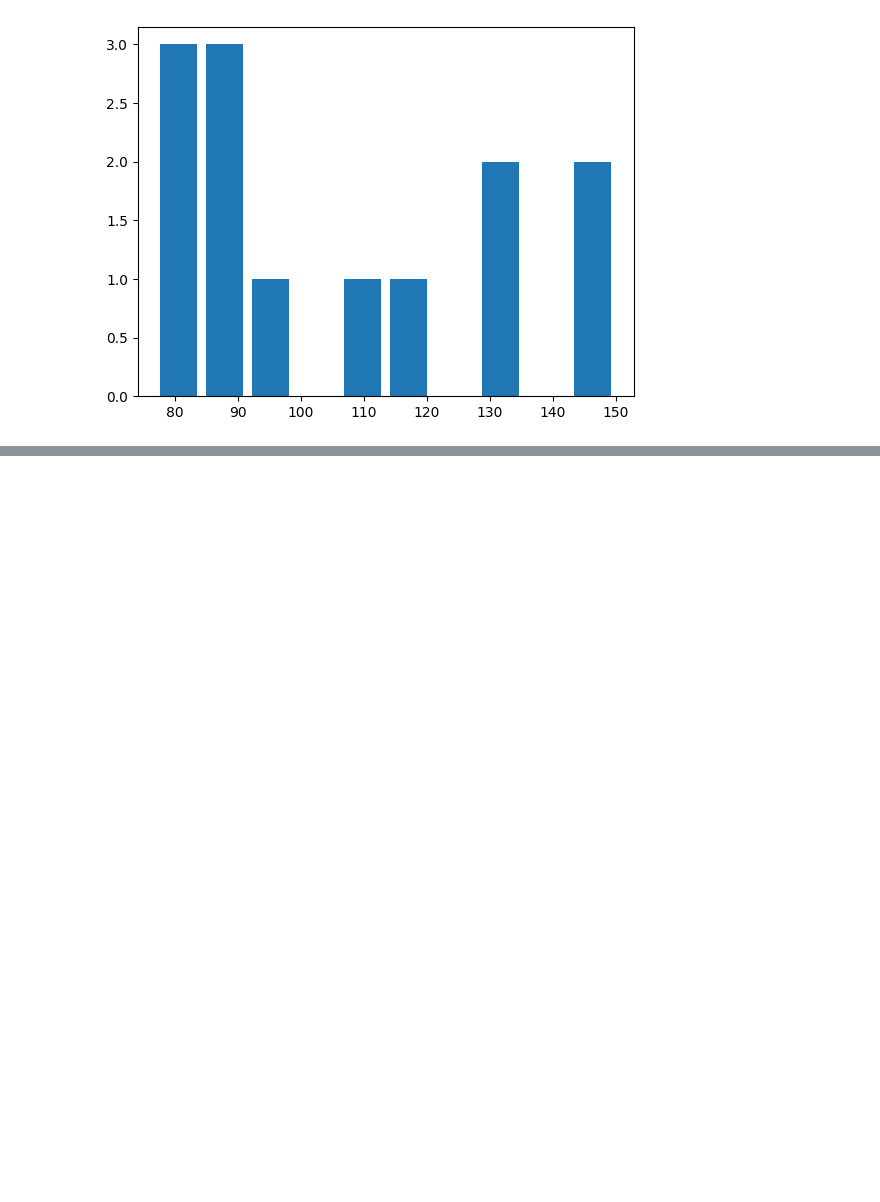
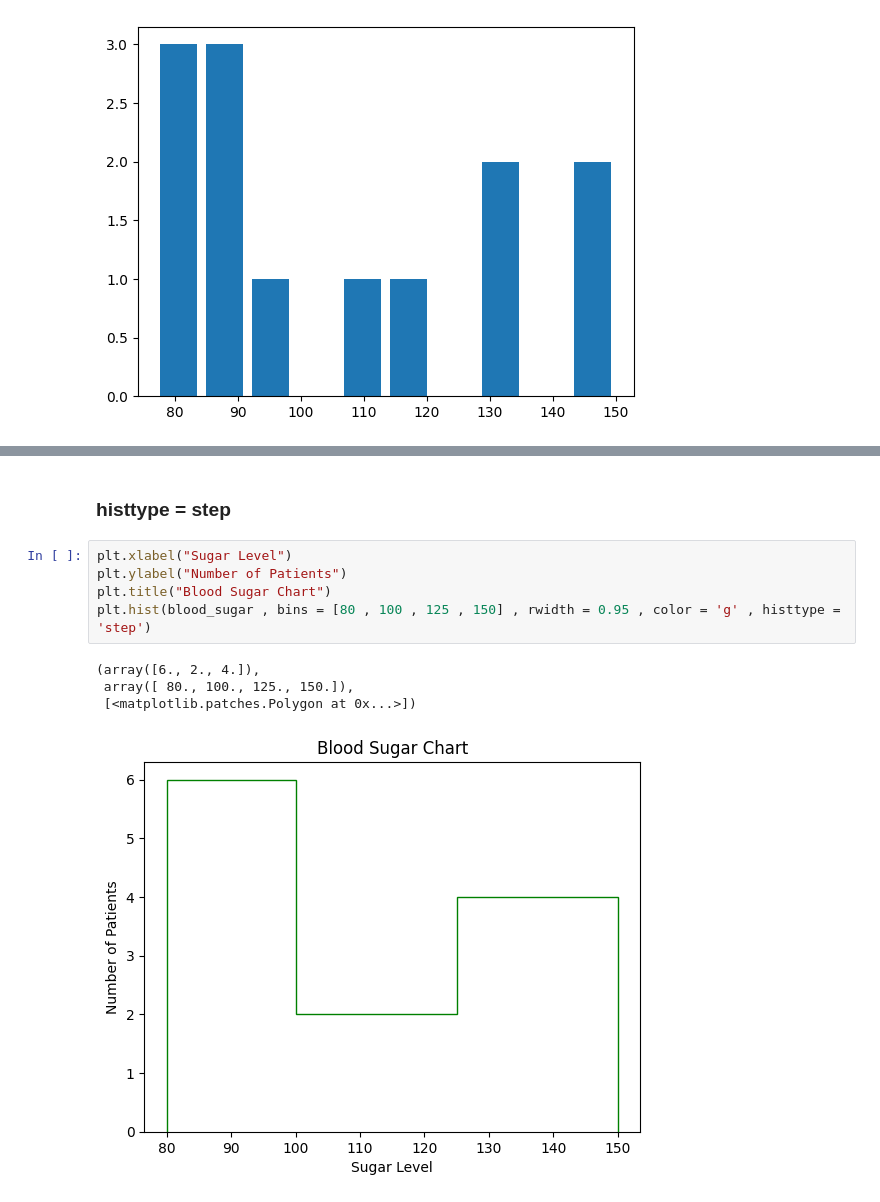
Before and after one commit to HemaGarima/Python, a Jupyter notebook: Matplotlib.ipynb, the cells around one changed output, grey strips where cells are left out. Saved outputs shown, nothing was run; the diff lists cells and outputs as text; blank space fills up the shorter version.

```diff
--- a/Matplotlib.ipynb
+++ b/Matplotlib.ipynb
@@ -172,0 +204,12 @@ plt.hist(blood_sugar , rwidth = 0.5 , bins = 4)
+# %% [markdown]
+### histtype = step
+# %%
+plt.xlabel("Sugar Level")
+plt.ylabel("Number of Patients")
+plt.title("Blood Sugar Chart")
+plt.hist(blood_sugar , bins = [80 , 100 , 125 , 150] , rwidth = 0.95 , color = 'g' , histtype = 'step')
+# %% [output]
+(array([6., 2., 4.]),
+ array([ 80., 100., 125., 150.]),
+ [<matplotlib.patches.Polygon at 0x...>])
+[figure, added]
```
Also changed, not shown: parts of 22 cells of this notebook.
